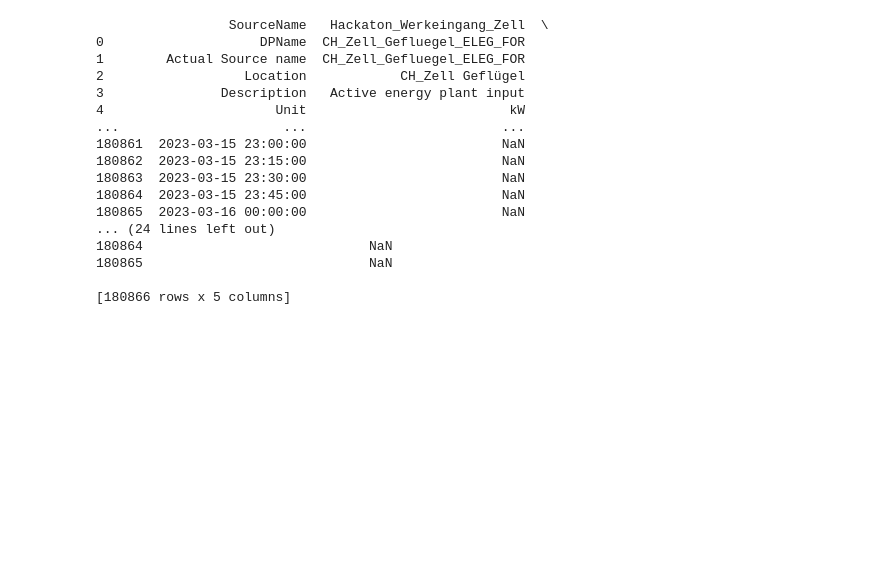
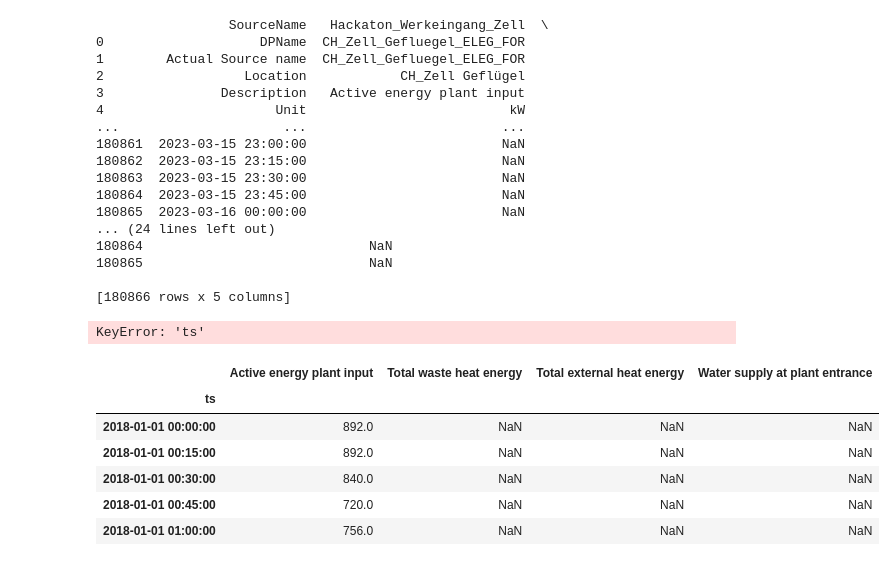
Before and after one commit to MarcBaumholz/BellFoodGroup_STARTHACK23, a Jupyter notebook: data.Ipynb, the cells around one changed output. Saved outputs shown, nothing was run; the diff lists cells and outputs as text; code cells hidden in the pictures; blank space fills up the shorter version.

```diff
--- a/data.Ipynb
+++ b/data.Ipynb
@@ -152,0 +151,16 @@ print(df5)
+# %%
+#df5['ts'] = pd.to_datetime(df5.ts, unit='ms')
+df5 = df5.set_index(pd.to_datetime(df5['ts']))
+df5 = df5.resample('15T').mean()
+# %% [output]
+KeyError: 'ts'
+# %%
+df.head(5)
+# %% [output]
+|  | Active energy plant input | Total waste heat energy | Total external heat energy | Water supply at plant entrance |
+| ts |  |  |  |  |
+| 2018-01-01 00:00:00 | 892.0 | NaN | NaN | NaN |
+| 2018-01-01 00:15:00 | 892.0 | NaN | NaN | NaN |
+| 2018-01-01 00:30:00 | 840.0 | NaN | NaN | NaN |
+| 2018-01-01 00:45:00 | 720.0 | NaN | NaN | NaN |
+| 2018-01-01 01:00:00 | 756.0 | NaN | NaN | NaN |
```
Also changed, not shown: parts of 7 cells of this notebook, 8 other files.
